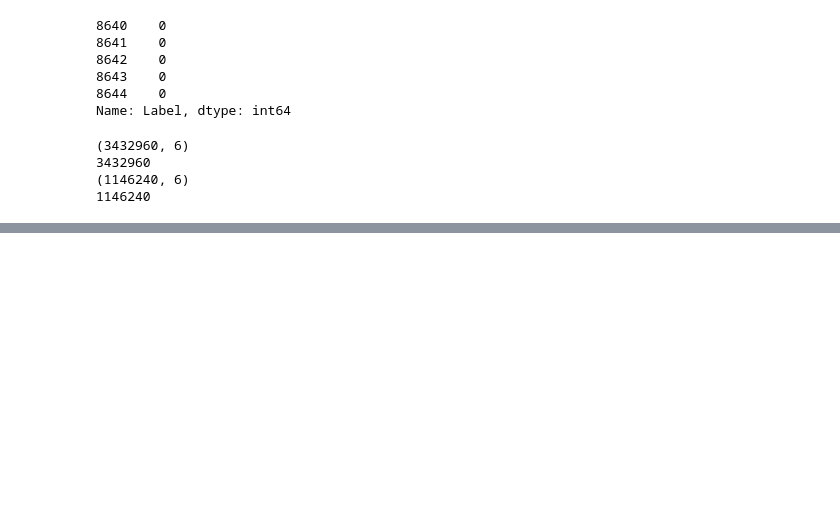
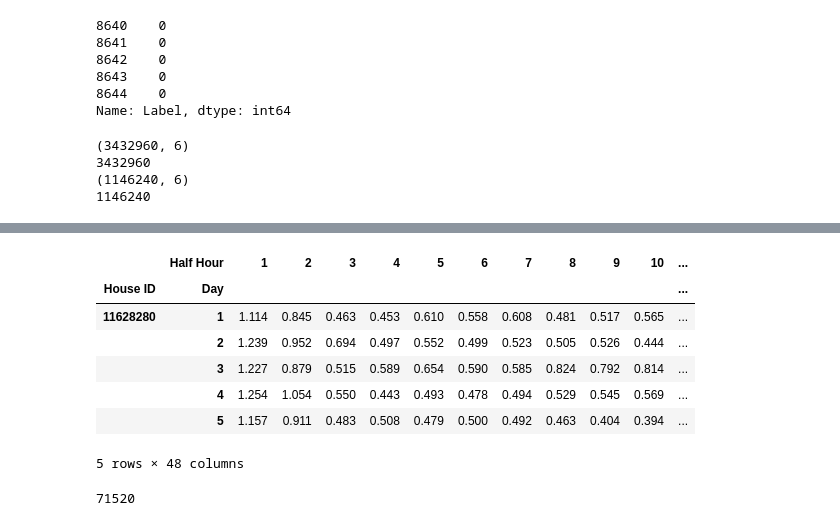
Before and after one commit to torenunez/udacity-mlnd-capstone, a Jupyter notebook: ev-capstone.ipynb, the cells around one changed output, grey strips where cells are left out. Drawn from its saved outputs; the diff is of its cells as text; code cells hidden in the pictures; blank space fills up the shorter version.

```diff
--- a/ev-capstone.ipynb
+++ b/ev-capstone.ipynb
@@ -252,0 +357,15 @@ Name: Label, dtype: int64
+# %%
+#X_train.head()
+X_train_load_curve = X_train.pivot_table(values='kWh',
+                                         index=['House ID', 'Day'],
+                                         columns='Half Hour')
+X_train_load_curve.head()
+# %% [output]
+|  | Half Hour | 1 | 2 | 3 | 4 | 5 | 6 | 7 | 8 | 9 | 10 | ... |
+| House ID | Day |  |  |  |  |  |  |  |  |  |  | ... |
+| 11628280 | 1 | 1.114 | 0.845 | 0.463 | 0.453 | 0.610 | 0.558 | 0.608 | 0.481 | 0.517 | 0.565 | ... |
+|  | 2 | 1.239 | 0.952 | 0.694 | 0.497 | 0.552 | 0.499 | 0.523 | 0.505 | 0.526 | 0.444 | ... |
+|  | 3 | 1.227 | 0.879 | 0.515 | 0.589 | 0.654 | 0.590 | 0.585 | 0.824 | 0.792 | 0.814 | ... |
+|  | 4 | 1.254 | 1.054 | 0.550 | 0.443 | 0.493 | 0.478 | 0.494 | 0.529 | 0.545 | 0.569 | ... |
+|  | 5 | 1.157 | 0.911 | 0.483 | 0.508 | 0.479 | 0.500 | 0.492 | 0.463 | 0.404 | 0.394 | ... |
+5 rows × 48 columns
@@ -252,0 +374,4 @@ Name: Label, dtype: int64
+# %%
+kmeans.labels_
+# %% [output]
+71520
```
Also changed, not shown: parts of 24 cells of this notebook.
